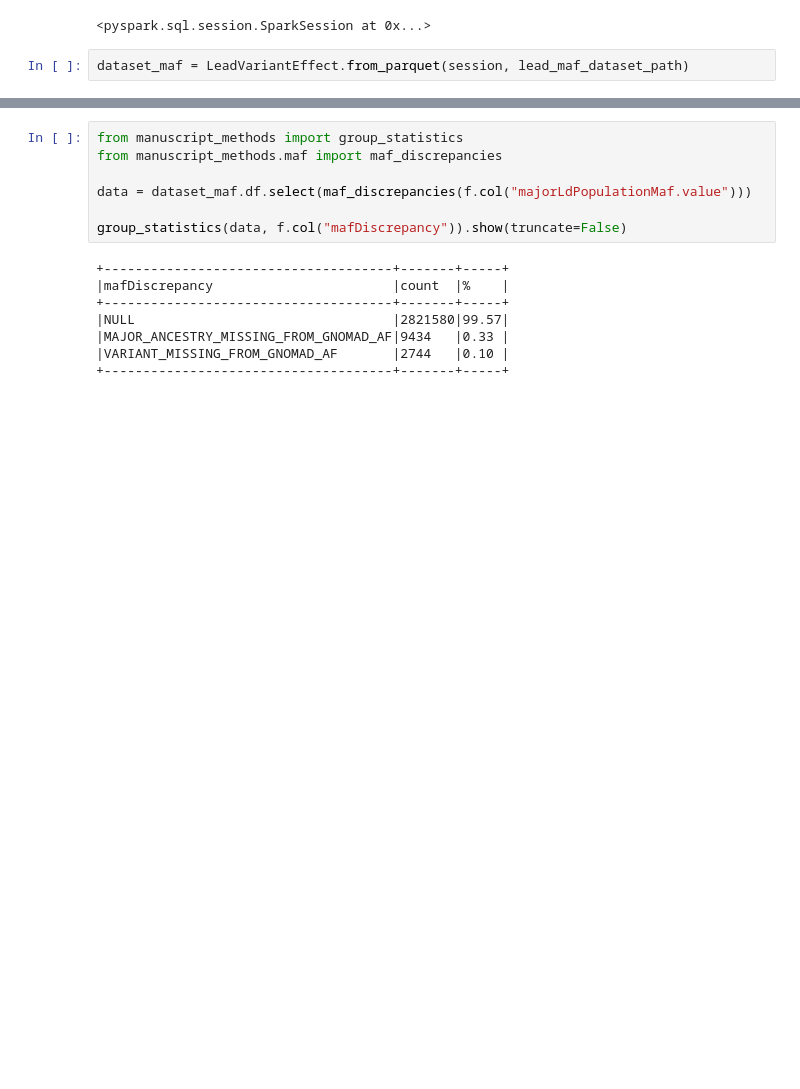
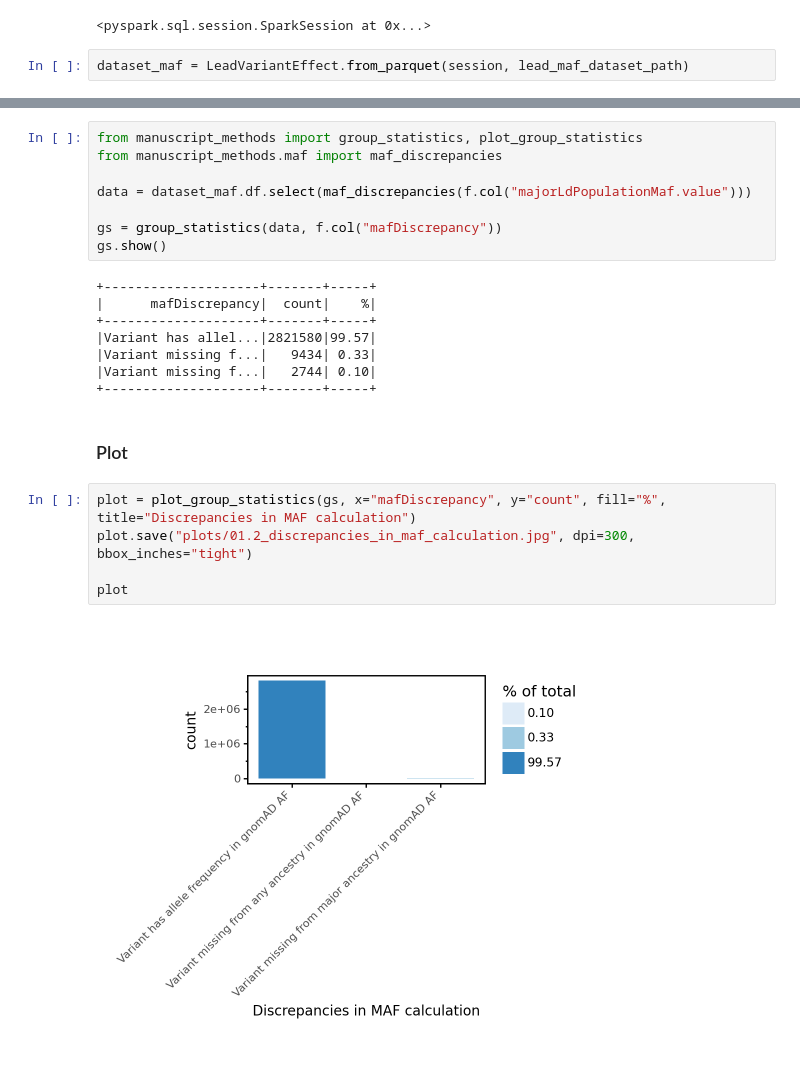
Before and after one commit to opentargets/Gentropy-manuscript, a Jupyter notebook: chapters/in_silico_effect_prediction/01.1_computed_maf_qc.ipynb, the cells around one changed output, grey strips where cells are left out. Cells and saved outputs as stored; diff of their text form; blank space fills up the shorter version.

```diff
--- a/chapters/in_silico_effect_prediction/01.1_computed_maf_qc.ipynb
+++ b/chapters/in_silico_effect_prediction/01.1_computed_maf_qc.ipynb
@@ -36,15 +49,25 @@ Ensure that both datasets contain the same amount of rows
 # %%
-from manuscript_methods import group_statistics
+from manuscript_methods import group_statistics, plot_group_statistics
 from manuscript_methods.maf import maf_discrepancies
 
 data = dataset_maf.df.select(maf_discrepancies(f.col("majorLdPopulationMaf.value")))
 
-group_statistics(data, f.col("mafDiscrepancy")).show(truncate=False)
+gs = group_statistics(data, f.col("mafDiscrepancy"))
+gs.show()
 # %% [output]
-+-------------------------------------+-------+-----+
-|mafDiscrepancy                       |count  |%    |
-+-------------------------------------+-------+-----+
-|NULL                                 |2821580|99.57|
-|MAJOR_ANCESTRY_MISSING_FROM_GNOMAD_AF|9434   |0.33 |
-|VARIANT_MISSING_FROM_GNOMAD_AF       |2744   |0.10 |
-+-------------------------------------+-------+-----+
++--------------------+-------+-----+
+|      mafDiscrepancy|  count|    %|
++--------------------+-------+-----+
+|Variant has allel...|2821580|99.57|
+|Variant missing f...|   9434| 0.33|
+|Variant missing f...|   2744| 0.10|
++--------------------+-------+-----+
+# %% [markdown]
+### Plot
+# %%
+plot = plot_group_statistics(gs, x="mafDiscrepancy", y="count", fill="%", title="Discrepancies in MAF calculation")
+plot.save("plots/01.2_discrepancies_in_maf_calculation.jpg", dpi=300, bbox_inches="tight")
+
+plot
+# %% [output]
+[figure, added]
```
Also changed, not shown: parts of 4 cells of this notebook, 28 other files.
